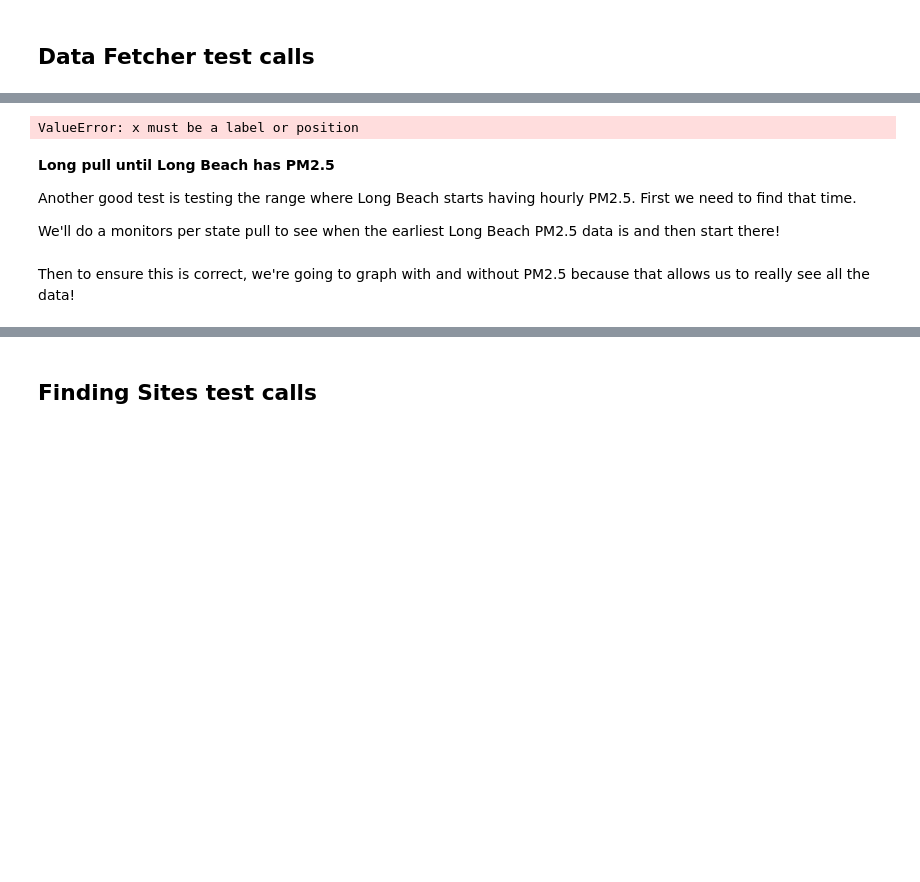
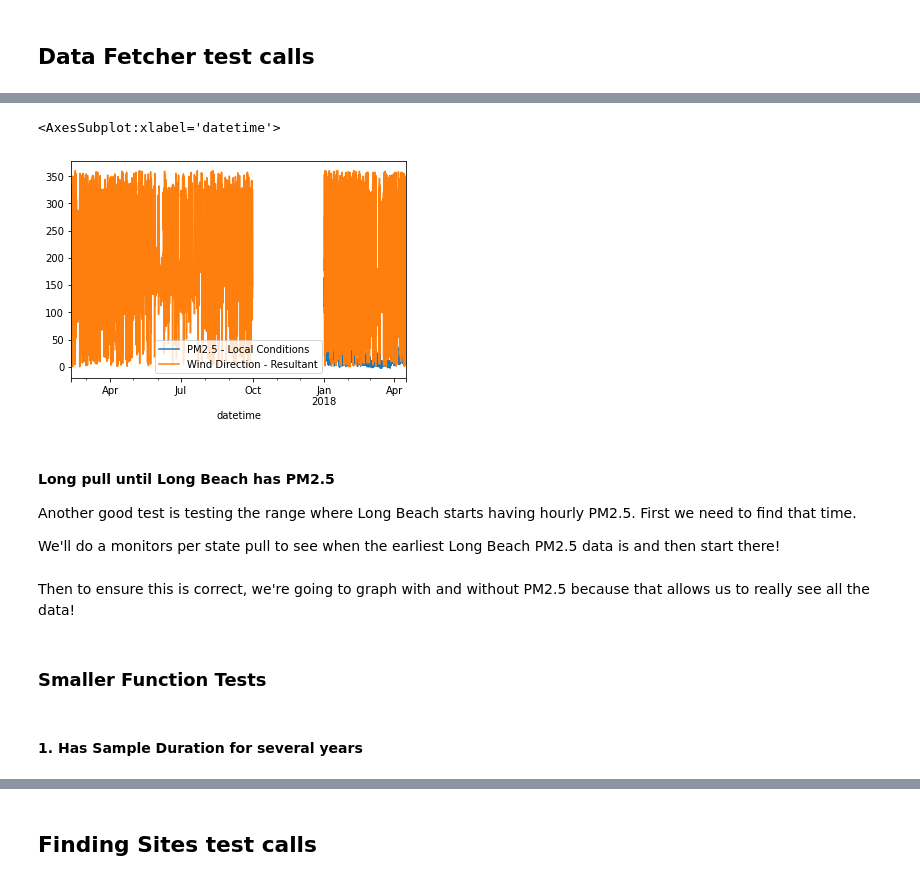
Before and after one commit to osrussell/atmospheric_chem_ML, a Jupyter notebook: test_suite.ipynb, the cells around one changed output, grey strips where cells are left out. Saved outputs shown, nothing was run; the diff lists cells and outputs as text; code cells hidden in the pictures; blank space fills up the shorter version.

```diff
--- a/test_suite.ipynb
+++ b/test_suite.ipynb
@@ -82,0 +88,4 @@ No data for Ultraviolet radiation
+# %%
+# now this is a test for if PM2.5 started theoretically in 2018 instead
+long_beach_df = datafetcher.create_dataset(20170210, 20180415, site='4004', county='037', state='06', processed=True, verbose=False)
+long_beach_df
@@ -83,5 +112,5 @@ No data for Ultraviolet radiation
 # %%
-long_beach_df.plot(x = 'datetime', y = 'PM2.5 - Local Conditions')
-long_beach_df.plot(x = 'datetime', y = 'Wind Direction - Resultant')
+long_beach_df[['PM2.5 - Local Conditions', 'Wind Direction - Resultant']].plot.line()
 # %% [output]
-ValueError: x must be a label or position
+<AxesSubplot:xlabel='datetime'>
+[figure, added]
@@ -92,8 +117,12 @@ long_beach_df
 # %% [markdown]
-**Long pull until Long Beach has PM2.5**
+#### Long pull until Long Beach has PM2.5
 
 Another good test is testing the range where Long Beach starts having hourly PM2.5. First we need to find that time.
 
 We'll do a monitors per state pull to see when the earliest Long Beach PM2.5 data is and then start there!
 # %% [markdown]
 Then to ensure this is correct, we're going to graph with and without PM2.5 because that allows us to really see all the data!
+# %% [markdown]
+### Smaller Function Tests
+# %% [markdown]
+#### 1. Has Sample Duration for several years
```
Also changed, not shown: parts of 33 cells of this notebook, 2 other files.
